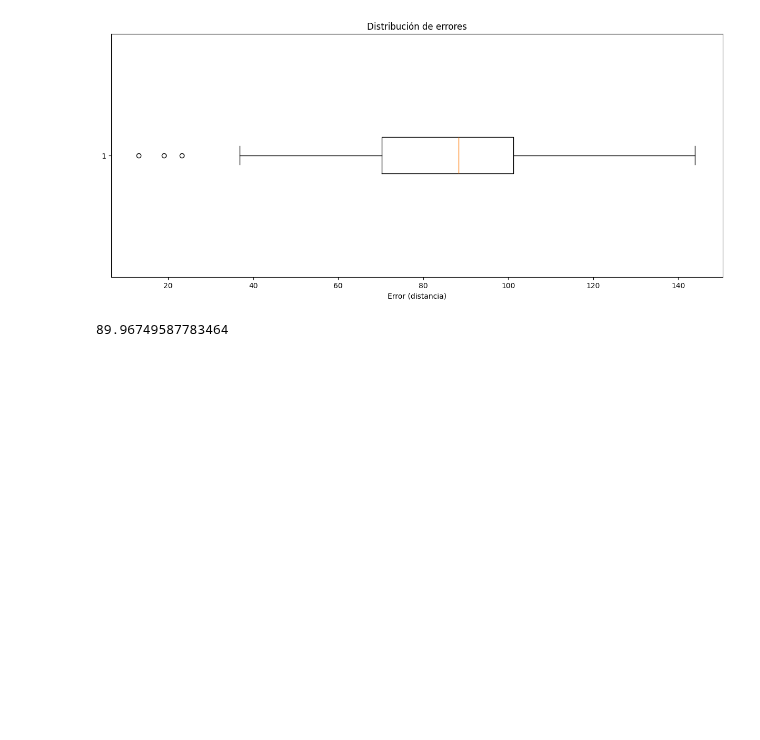
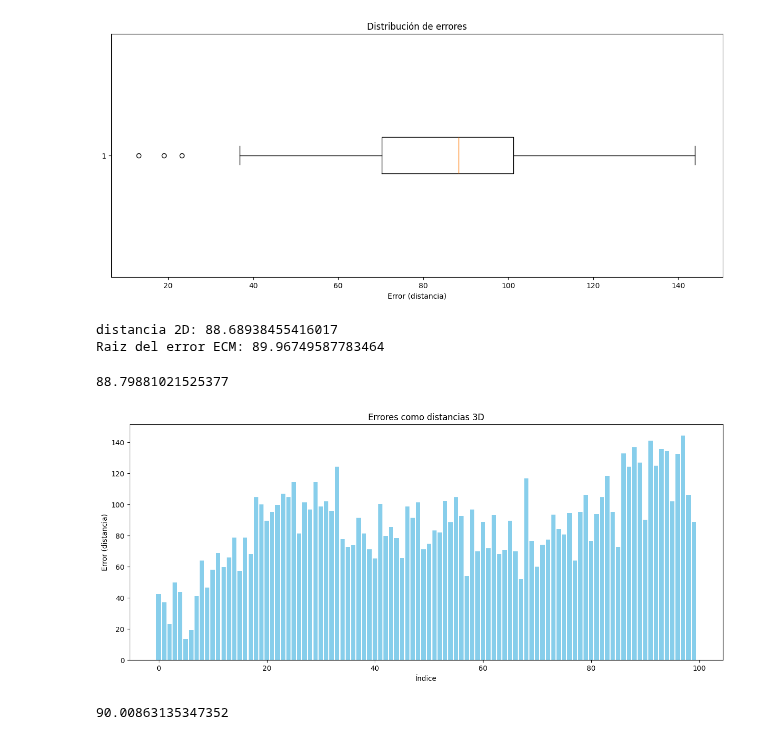
Before and after one commit to ValeFernando840/Ray-Tracing, a Jupyter notebook: Testeo_Modelos.ipynb, the cells around one changed output. Drawn from its saved outputs; the diff is of its cells as text; code cells hidden in the pictures; blank space fills up the shorter version.

Commit message:
Se agrego RECM_3D y un posible modelo para la predicción del delay

```diff
--- a/Testeo_Modelos.ipynb
+++ b/Testeo_Modelos.ipynb
@@ -164,9 +164,42 @@ def Distance_and_Error(lat_true,lon_true,lat_pred,lon_pred):
 
 
 distance = Distance_and_Error(y_true_latitudes,y_true_longitudes,y_pred_latitudes,y_pred_longitudes)/1000 #Km
+print("distancia 2D:",distance[99])
 sq_distance = distance**2
 errors_1 = np.sum(sq_distance)/len(sq_distance) #ECM
 sqrt_error_1 = np.sqrt(errors_1)
 print("Raiz del error ECM:",sqrt_error_1)
 # %% [output]
-89.96749587783464
+distancia 2D: 88.68938455416017
+Raiz del error ECM: 89.96749587783464
+# %%
+# Ahora calculamos la distancia 3D
+# Las alturas true and pred estan en km RECORDAR. Ver que el input distance2D tiene que estar en la misma unidad.
+# Tener en cuenta que true_heights es tipo Serie por lo que transformamos a array numpy.
+def distance_3D(distance2D, true_heights, pred_heights):
+  true_heights= true_heights.to_numpy()
+  dif_heights = true_heights - pred_heights
+
+  distance_3d = np.sqrt(distance2D**2 + dif_heights**2)
+  return distance_3d
+# %%
+# print(y_true_heights.to_numpy())
+# print(y_pred_heights)
+
+distance_3d = distance_3D(distance,y_true_heights,y_pred_heights)
+
+plt.figure(figsize=(15,6))
+plt.bar(range(len(distance_3d)), distance_3d, color='skyblue')
+plt.xlabel('Índice')
+plt.ylabel('Error (distancia)')
+plt.title('Errores como distancias 3D')
+plt.show()
+# %% [output]
+88.79881021525377
+[figure, added]
+# %%
+ECM_3d = np.sum(distance_3d**2)/len(distance_3d)
+RECM_3d = np.sqrt(ECM_3d)
+RECM_3d
+# %% [output]
+90.00863135347352
```
Also changed, not shown: parts of 2 cells of this notebook, 1 other file.
